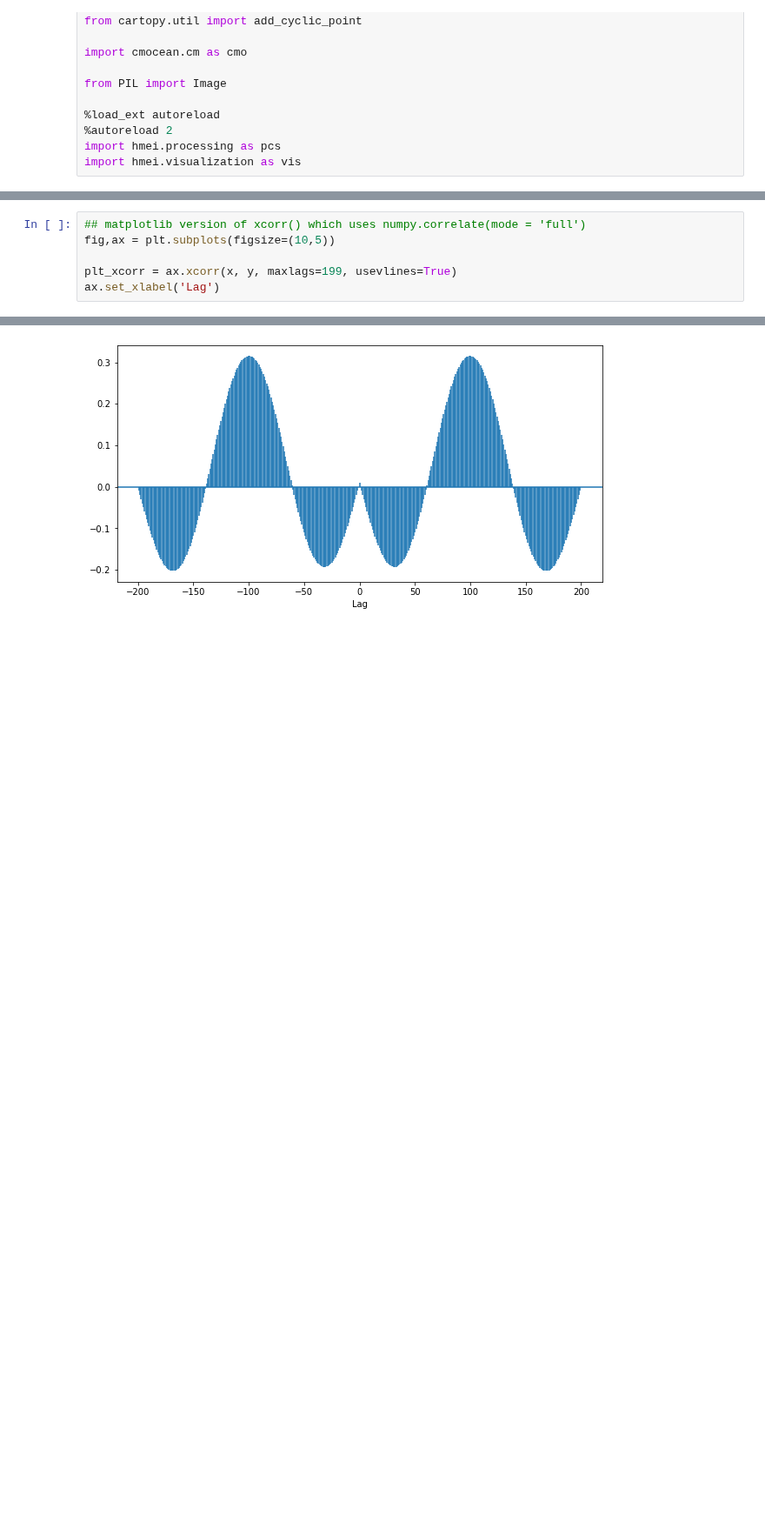
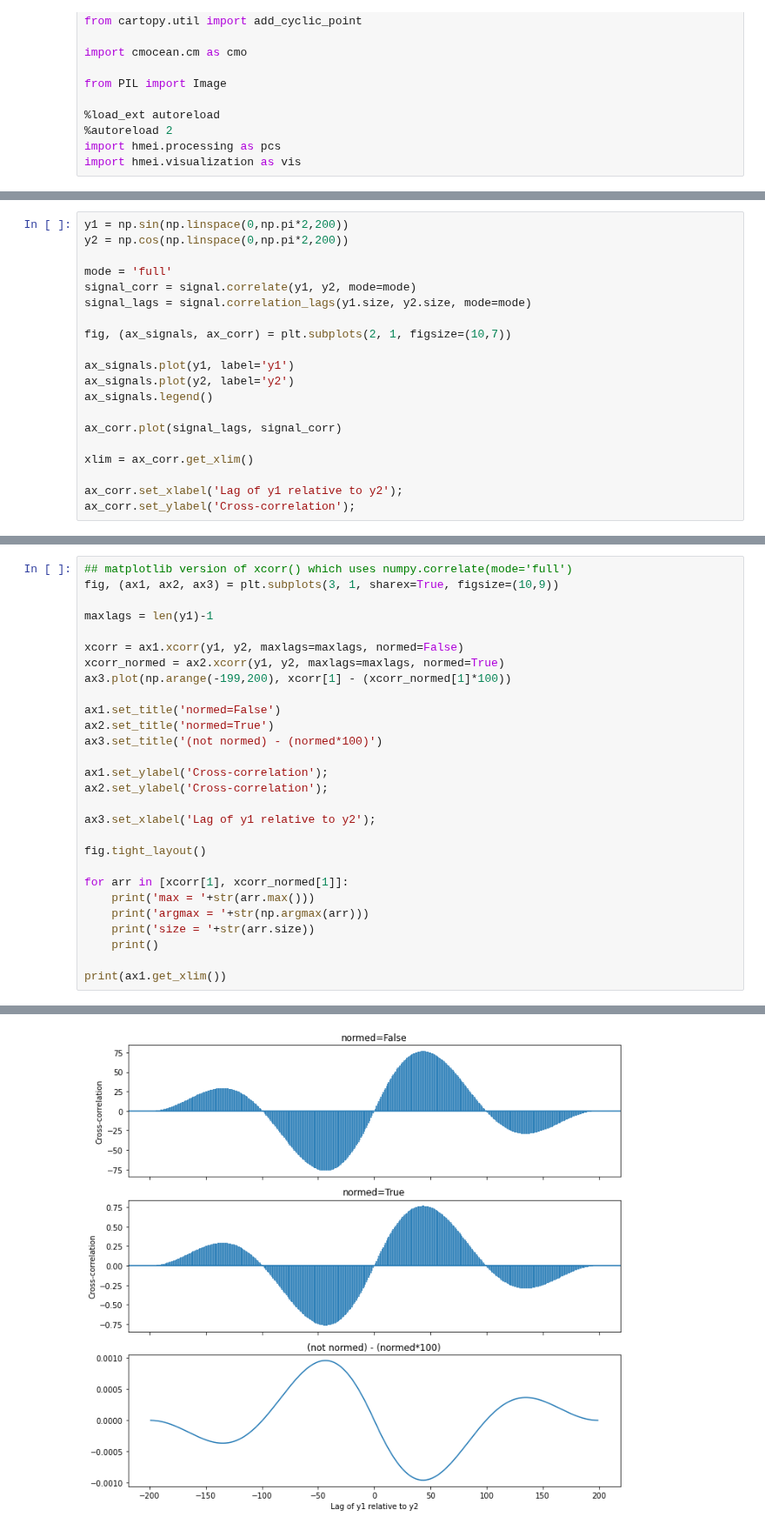
Before and after one commit to bbuchovecky/hmei, a Jupyter notebook: notebooks/correlation_analysis.ipynb, the cells around one changed output, grey strips where cells are left out. Shown at 87% size. Cells and saved outputs as stored; diff of their text form; blank space fills up the shorter version.

```diff
--- a/notebooks/correlation_analysis.ipynb
+++ b/notebooks/correlation_analysis.ipynb
@@ -74,0 +82,20 @@ ax_corr.set_xlabel('Lag');
+# %%
+y1 = np.sin(np.linspace(0,np.pi*2,200))
+y2 = np.cos(np.linspace(0,np.pi*2,200))
+
+mode = 'full'
+signal_corr = signal.correlate(y1, y2, mode=mode)
+signal_lags = signal.correlation_lags(y1.size, y2.size, mode=mode)
+
+fig, (ax_signals, ax_corr) = plt.subplots(2, 1, figsize=(10,7))
+
+ax_signals.plot(y1, label='y1')
+ax_signals.plot(y2, label='y2')
+ax_signals.legend()
+
+ax_corr.plot(signal_lags, signal_corr)
+
+xlim = ax_corr.get_xlim()
+
+ax_corr.set_xlabel('Lag of y1 relative to y2');
+ax_corr.set_ylabel('Cross-correlation');
@@ -81,7 +121,29 @@ False
 # %%
-## matplotlib version of xcorr() which uses numpy.correlate(mode = 'full')
-fig,ax = plt.subplots(figsize=(10,5))
+## matplotlib version of xcorr() which uses numpy.correlate(mode='full')
+fig, (ax1, ax2, ax3) = plt.subplots(3, 1, sharex=True, figsize=(10,9))
 
-plt_xcorr = ax.xcorr(x, y, maxlags=199, usevlines=True)
-ax.set_xlabel('Lag')
+maxlags = len(y1)-1
+
+xcorr = ax1.xcorr(y1, y2, maxlags=maxlags, normed=False)
+xcorr_normed = ax2.xcorr(y1, y2, maxlags=maxlags, normed=True)
+ax3.plot(np.arange(-199,200), xcorr[1] - (xcorr_normed[1]*100))
+
+ax1.set_title('normed=False')
+ax2.set_title('normed=True')
+ax3.set_title('(not normed) - (normed*100)')
+
+ax1.set_ylabel('Cross-correlation');
+ax2.set_ylabel('Cross-correlation');
+
+ax3.set_xlabel('Lag of y1 relative to y2');
+
+fig.tight_layout()
+
+for arr in [xcorr[1], xcorr_normed[1]]:
+    print('max = '+str(arr.max()))
+    print('argmax = '+str(np.argmax(arr)))
+    print('size = '+str(arr.size))
+    print()
+
+print(ax1.get_xlim())
 # %% [output]
@@ -89 +159 @@ Text(0.5, 0, 'Lag')
-[figure, old version]
+[figure, new version]
```
Also changed, not shown: parts of 24 cells of this notebook, 1 other file.
